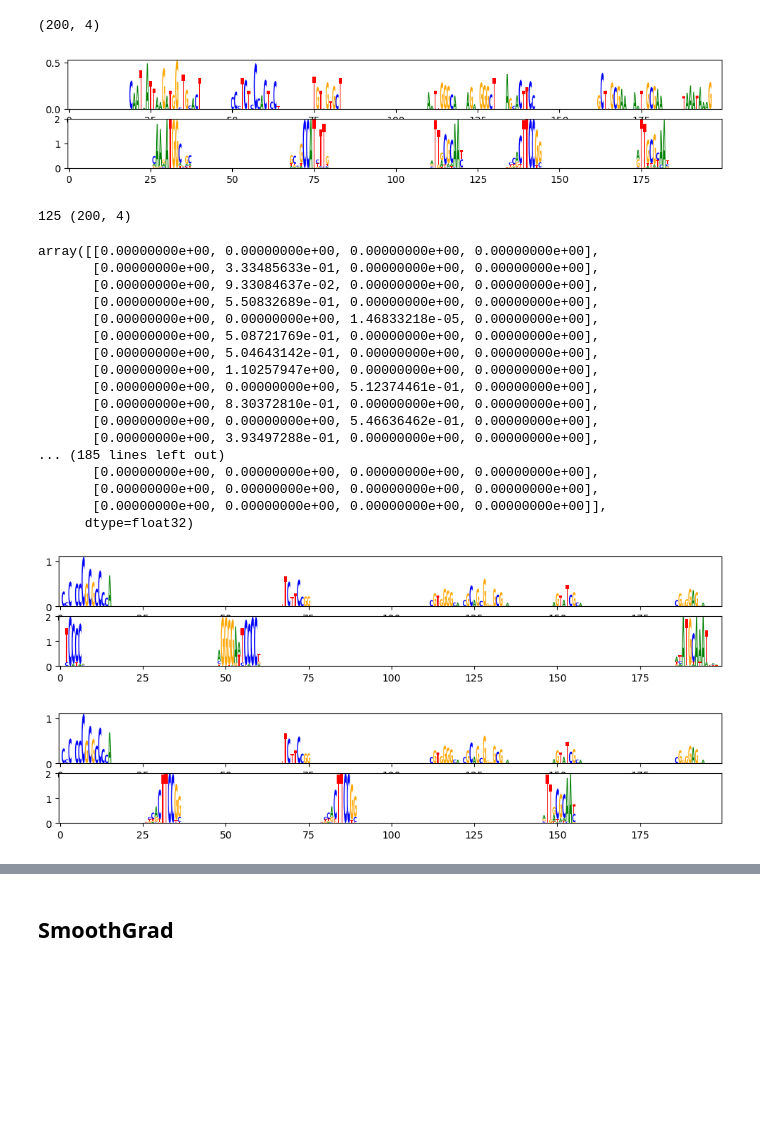
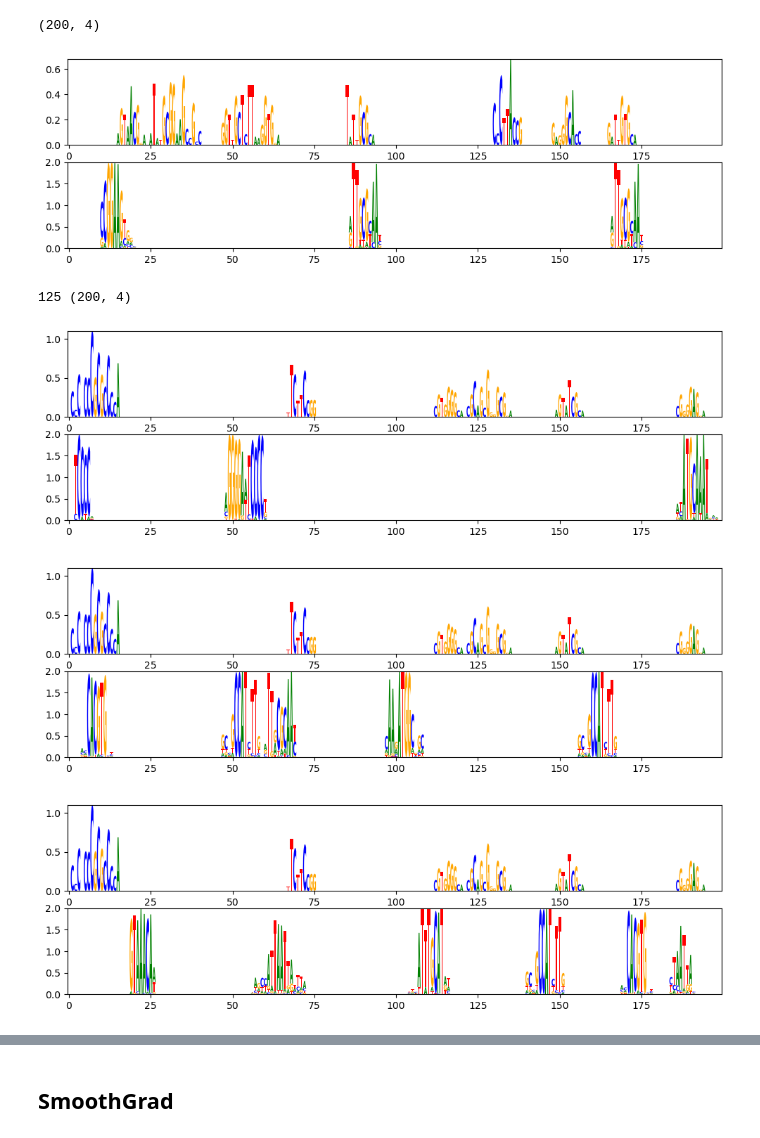
Before and after one commit to rohitkt10/fall_co-op_2023, a Jupyter notebook: experiments/deepbind_synthetic_explain.ipynb, the cells around one changed output, grey strips where cells are left out. Cells and saved outputs as stored; diff of their text form; code cells hidden in the pictures; blank space fills up the shorter version.

Commit message:
Add more plots

```diff
--- a/experiments/deepbind_synthetic_explain.ipynb
+++ b/experiments/deepbind_synthetic_explain.ipynb
@@ -94,7 +94,7 @@ def visualize_saliency_scores(saliency_score, gt):
     df = pd.DataFrame(saliency_score, columns=list("ACGT"))
 
     # visualize saliency scores
-    fig = plt.figure(figsize=(12, 2))
+    fig = plt.figure(figsize=(12, 3.5))
     ax = fig.add_subplot(211)
     _= Logo(df, ax=ax)
 
@@ -121,7 +121,7 @@ print(saliency_score.shape)
 # %%
 visualize_saliency_scores(saliency_score, gt_test[sample_index])
 # %% [output]
-[figure, old version]
+[figure, new version]
 # %%
 # get saliency score of complete test dataset
 
@@ -133,31 +133,17 @@ for inputs, labels in loaders['test']:
     saliency_scores.append(saliency_score)
 # %%
 print(len(saliency_scores), saliency_scores[0].shape)
-(saliency_scores[0])
 # %% [output]
 125 (200, 4)
-array([[0.00000000e+00, 0.00000000e+00, 0.00000000e+00, 0.00000000e+00],
-       [0.00000000e+00, 3.33485633e-01, 0.00000000e+00, 0.00000000e+00],
-       [0.00000000e+00, 9.33084637e-02, 0.00000000e+00, 0.00000000e+00],
-       [0.00000000e+00, 5.50832689e-01, 0.00000000e+00, 0.00000000e+00],
-       [0.00000000e+00, 0.00000000e+00, 1.46833218e-05, 0.00000000e+00],
-       [0.00000000e+00, 5.08721769e-01, 0.00000000e+00, 0.00000000e+00],
-       [0.00000000e+00, 5.04643142e-01, 0.00000000e+00, 0.00000000e+00],
-       [0.00000000e+00, 1.10257947e+00, 0.00000000e+00, 0.00000000e+00],
-       [0.00000000e+00, 0.00000000e+00, 5.12374461e-01, 0.00000000e+00],
-       [0.00000000e+00, 8.30372810e-01, 0.00000000e+00, 0.00000000e+00],
-       [0.00000000e+00, 0.00000000e+00, 5.46636462e-01, 0.00000000e+00],
-       [0.00000000e+00, 3.93497288e-01, 0.00000000e+00, 0.00000000e+00],
-... (185 lines left out)
-       [0.00000000e+00, 0.00000000e+00, 0.00000000e+00, 0.00000000e+00],
-       [0.00000000e+00, 0.00000000e+00, 0.00000000e+00, 0.00000000e+00],
-       [0.00000000e+00, 0.00000000e+00, 0.00000000e+00, 0.00000000e+00]],
-      dtype=float32)
 # %%
 visualize_saliency_scores(saliency_scores[0], gt_test[0])
 # %% [output]
-[figure, old version]
+[figure, new version]
 # %%
-visualize_saliency_scores(saliency_scores[100], gt_test[100])
+visualize_saliency_scores(saliency_scores[1], gt_test[1])
 # %% [output]
-[figure, old version]
+[figure, new version]
+# %%
+visualize_saliency_scores(saliency_scores[2], gt_test[2])
+# %% [output]
+[figure, added]
```
Also changed, not shown: parts of 2 cells of this notebook.
